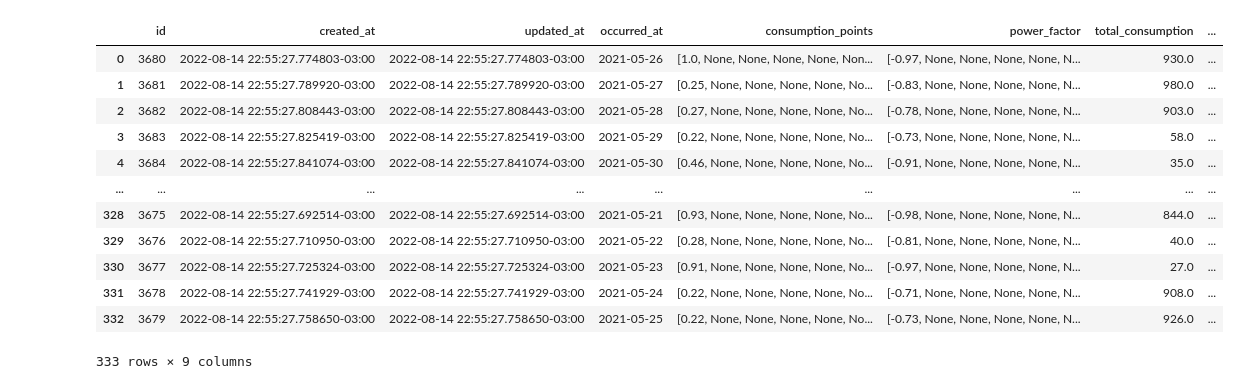
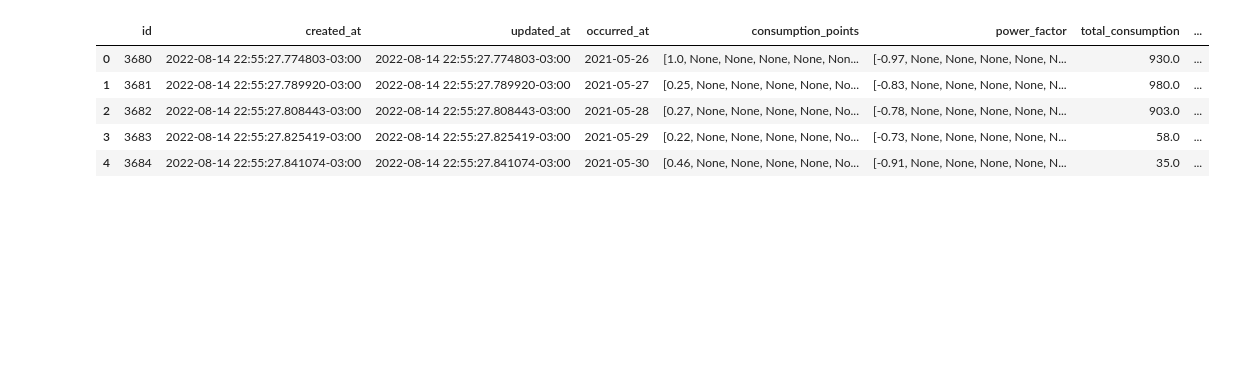
Before and after one commit to YasRordrigues/PolinomionRegretion, a Jupyter notebook: timeseries_eda.ipynb, the cells around one changed output. Drawn from its saved outputs; the diff is of its cells as text; code cells hidden in the pictures; blank space fills up the shorter version.

```diff
--- a/timeseries_eda.ipynb
+++ b/timeseries_eda.ipynb
@@ -14,23 +19,16 @@ cursor = connection.cursor()
 # %%
 cursor.execute("""SELECT *  FROM timeseries;""")
 fetch = cursor.fetchall()
 timeseries_description = [i[0] for i in cursor.description]
 timeseries_table = pd.DataFrame(fetch,columns= timeseries_description)
-display(timeseries_table)
+display(timeseries_table.head())
 # %% [output]
 |  | id | created_at | updated_at | occurred_at | consumption_points | power_factor | total_consumption | ... |
 | 0 | 3680 | 2022-08-14 22:55:27.774803-03:00 | 2022-08-14 22:55:27.774803-03:00 | 2021-05-26 | [1.0, None, None, None, None, Non... | [-0.97, None, None, None, None, N... | 930.0 | ... |
 | 1 | 3681 | 2022-08-14 22:55:27.789920-03:00 | 2022-08-14 22:55:27.789920-03:00 | 2021-05-27 | [0.25, None, None, None, None, No... | [-0.83, None, None, None, None, N... | 980.0 | ... |
 | 2 | 3682 | 2022-08-14 22:55:27.808443-03:00 | 2022-08-14 22:55:27.808443-03:00 | 2021-05-28 | [0.27, None, None, None, None, No... | [-0.78, None, None, None, None, N... | 903.0 | ... |
 | 3 | 3683 | 2022-08-14 22:55:27.825419-03:00 | 2022-08-14 22:55:27.825419-03:00 | 2021-05-29 | [0.22, None, None, None, None, No... | [-0.73, None, None, None, None, N... | 58.0 | ... |
 | 4 | 3684 | 2022-08-14 22:55:27.841074-03:00 | 2022-08-14 22:55:27.841074-03:00 | 2021-05-30 | [0.46, None, None, None, None, No... | [-0.91, None, None, None, None, N... | 35.0 | ... |
-| ... | ... | ... | ... | ... | ... | ... | ... | ... |
-| 328 | 3675 | 2022-08-14 22:55:27.692514-03:00 | 2022-08-14 22:55:27.692514-03:00 | 2021-05-21 | [0.93, None, None, None, None, No... | [-0.98, None, None, None, None, N... | 844.0 | ... |
-| 329 | 3676 | 2022-08-14 22:55:27.710950-03:00 | 2022-08-14 22:55:27.710950-03:00 | 2021-05-22 | [0.28, None, None, None, None, No... | [-0.81, None, None, None, None, N... | 40.0 | ... |
-| 330 | 3677 | 2022-08-14 22:55:27.725324-03:00 | 2022-08-14 22:55:27.725324-03:00 | 2021-05-23 | [0.91, None, None, None, None, No... | [-0.97, None, None, None, None, N... | 27.0 | ... |
-| 331 | 3678 | 2022-08-14 22:55:27.741929-03:00 | 2022-08-14 22:55:27.741929-03:00 | 2021-05-24 | [0.22, None, None, None, None, No... | [-0.71, None, None, None, None, N... | 908.0 | ... |
-| 332 | 3679 | 2022-08-14 22:55:27.758650-03:00 | 2022-08-14 22:55:27.758650-03:00 | 2021-05-25 | [0.22, None, None, None, None, No... | [-0.73, None, None, None, None, N... | 926.0 | ... |
-333 rows × 9 columns
 # %%
 ocurrent_month = timeseries_table['occurred_at']
 consumption_total = timeseries_table['total_consumption']
```
Also changed, not shown: parts of 6 cells of this notebook, 1 other file.
